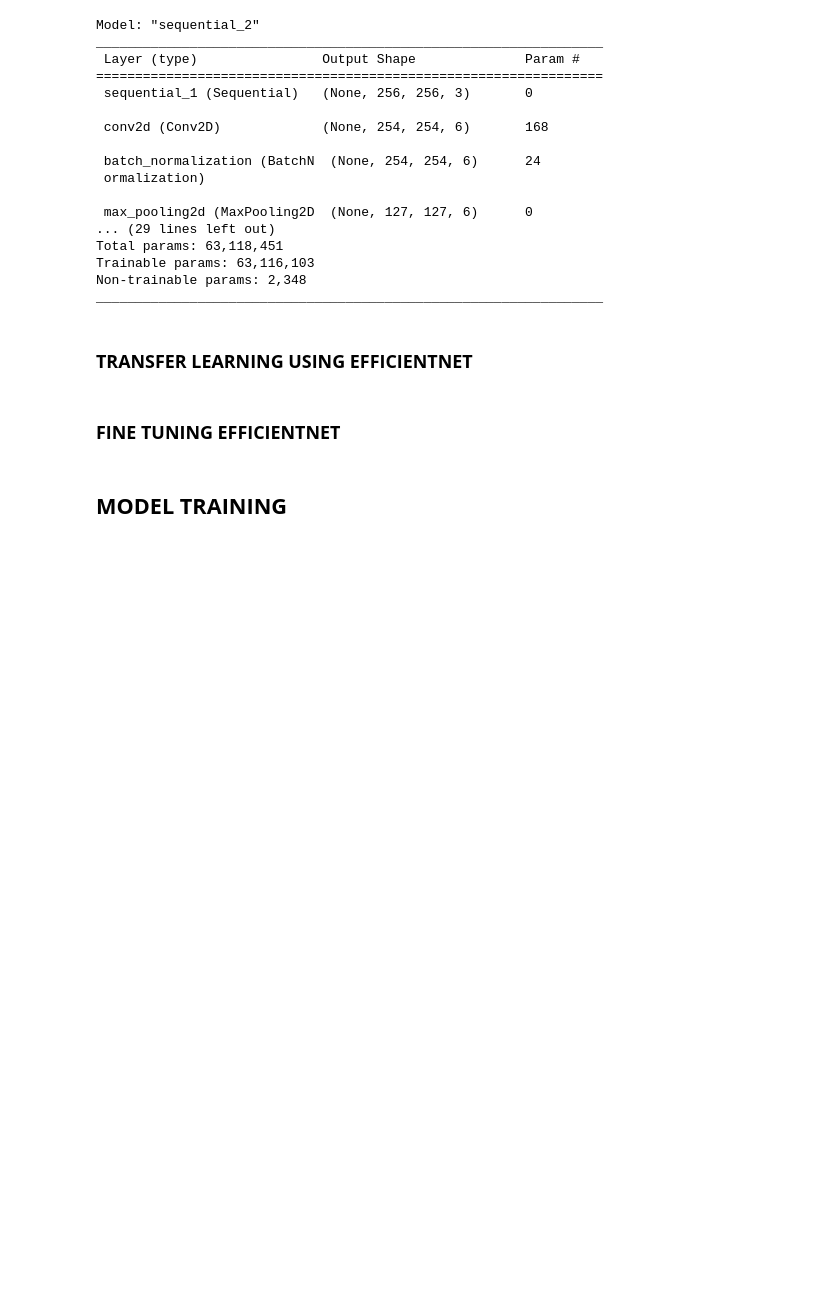
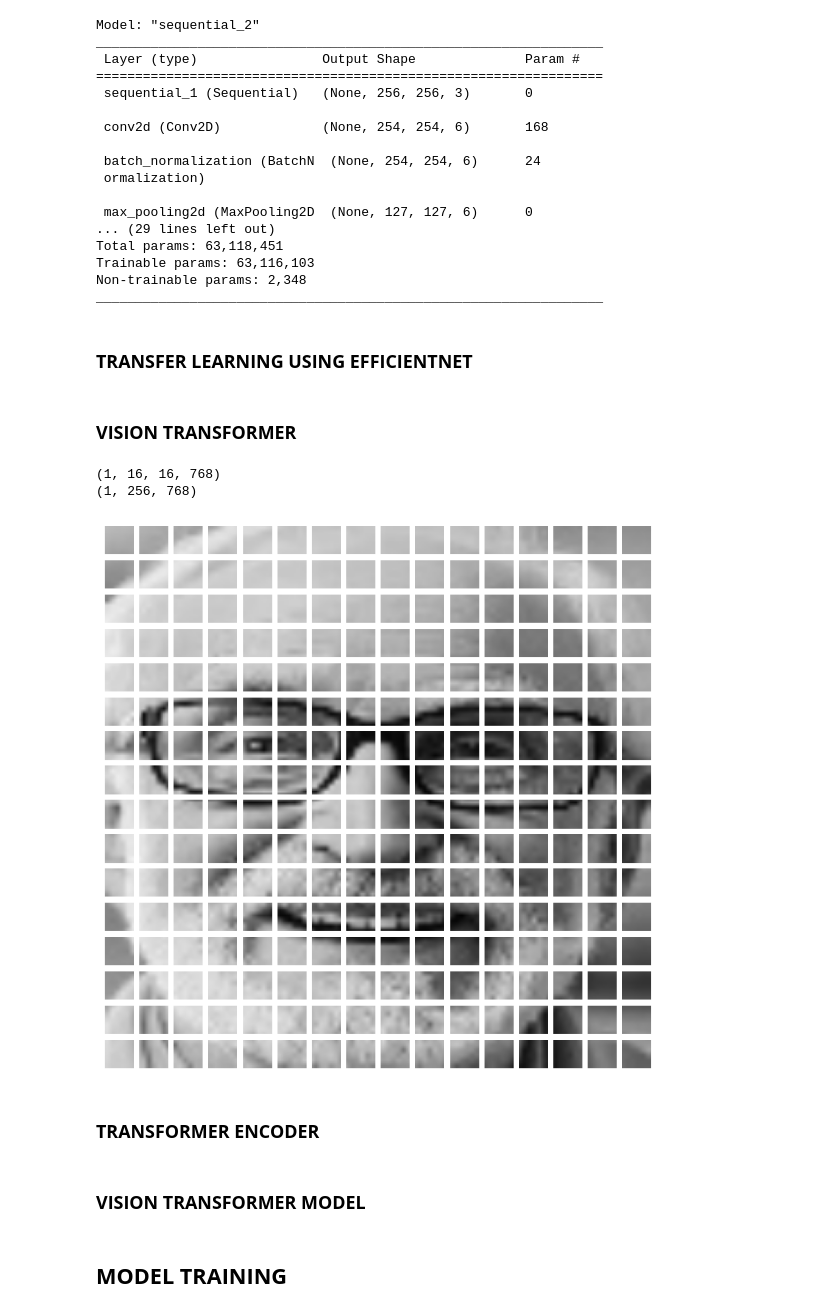
Before and after one commit to harshjainsk/human-emotion-detection, a Jupyter notebook: Human_Emotion_Detection.ipynb, the cells around one changed output. Saved outputs shown, nothing was run; the diff lists cells and outputs as text; code cells hidden in the pictures; blank space fills up the shorter version.

Commit message:
created vision transformer model

```diff
--- a/Human_Emotion_Detection.ipynb
+++ b/Human_Emotion_Detection.ipynb
@@ -228,5 +246,31 @@ model = tf.keras.Sequential([
 ])
 
 model.summary()
-# %% [markdown]
-### **FINE TUNING EFFICIENTNET**
+# %% [markdown]
+### **VISION TRANSFORMER**
+# %%
+test_image = cv2.imread("/content/dataset/Emotions Dataset/Emotions Dataset/train/happy/387249.jpg")
+test_image = cv2.resize(test_image, (CONFIGURATION["IM_SIZE"] ,CONFIGURATION["IM_SIZE"]))
+# %%
+patches = tf.image.extract_patches(images=tf.expand_dims(test_image, axis = 0),
+                           sizes=[1, CONFIGURATION["PATCH_SIZE"], CONFIGURATION["PATCH_SIZE"], 1],
+                           strides=[1, CONFIGURATION["PATCH_SIZE"], CONFIGURATION["PATCH_SIZE"], 1],
+                           rates=[1, 1, 1, 1],
+                           padding='VALID')
+# %%
+print(patches.shape)
+patches = tf.reshape(patches, (patches.shape[0], -1, 768))
+print(patches.shape)
+# %% [output]
+(1, 16, 16, 768)
+(1, 256, 768)
+# %%
+plt.figure(figsize = (8,8))
+
+for i in range(patches.shape[1]):
+
+    ax = plt.subplot(16,16, i+1)
+    plt.imshow(tf.reshape(patches[0,i,:], (16,16,3)))
+    plt.axis("off")
+# %% [output]
+[figure, added]
@@ -232,0 +300,2 @@ model.summary()
+# %% [markdown]
+### **TRANSFORMER ENCODER**
@@ -232,0 +327,2 @@ model.summary()
+# %% [markdown]
+### **VISION TRANSFORMER MODEL**
```
Also changed, not shown: parts of 5 cells of this notebook.
